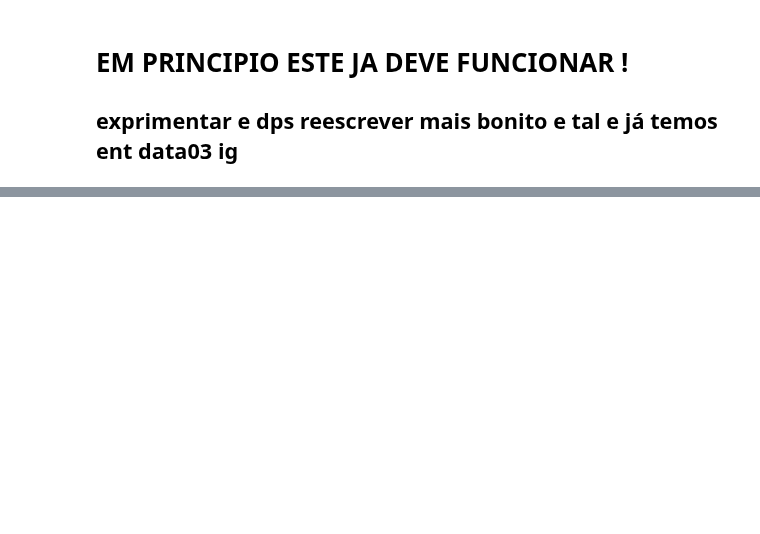
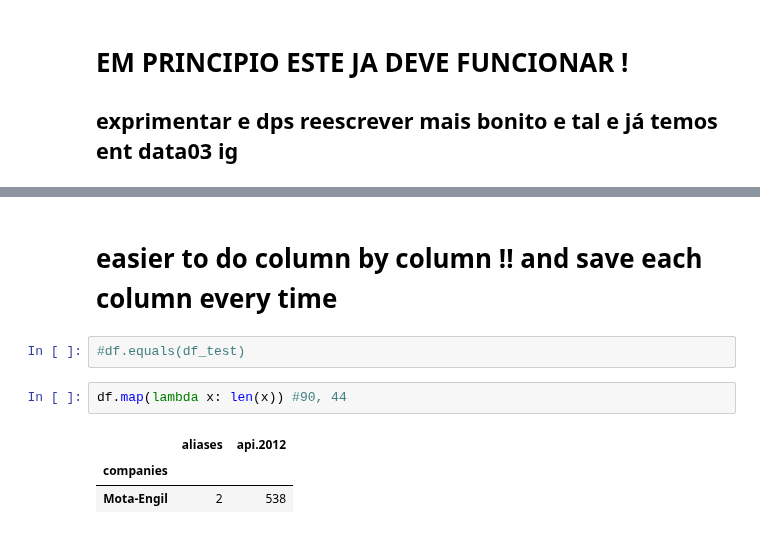
Before and after one commit to Hugoverissimo21/InfoMosaic, a Jupyter notebook: main_03.ipynb, the cells around one changed output, grey strips where cells are left out. Drawn from its saved outputs; the diff is of its cells as text; blank space fills up the shorter version.

```diff
--- a/main_03.ipynb
+++ b/main_03.ipynb
@@ -168,0 +135,10 @@ KeyboardInterrupt:
+# %% [markdown]
+# easier to do column by column !! and save each column every time
+# %%
+#df.equals(df_test)
+# %%
+df.map(lambda x: len(x)) #90, 44
+# %% [output]
+|  | aliases | api.2012 |
+| companies |  |  |
+| Mota-Engil | 2 | 538 |
```
Also changed, not shown: parts of 9 cells of this notebook, 1 other file.
